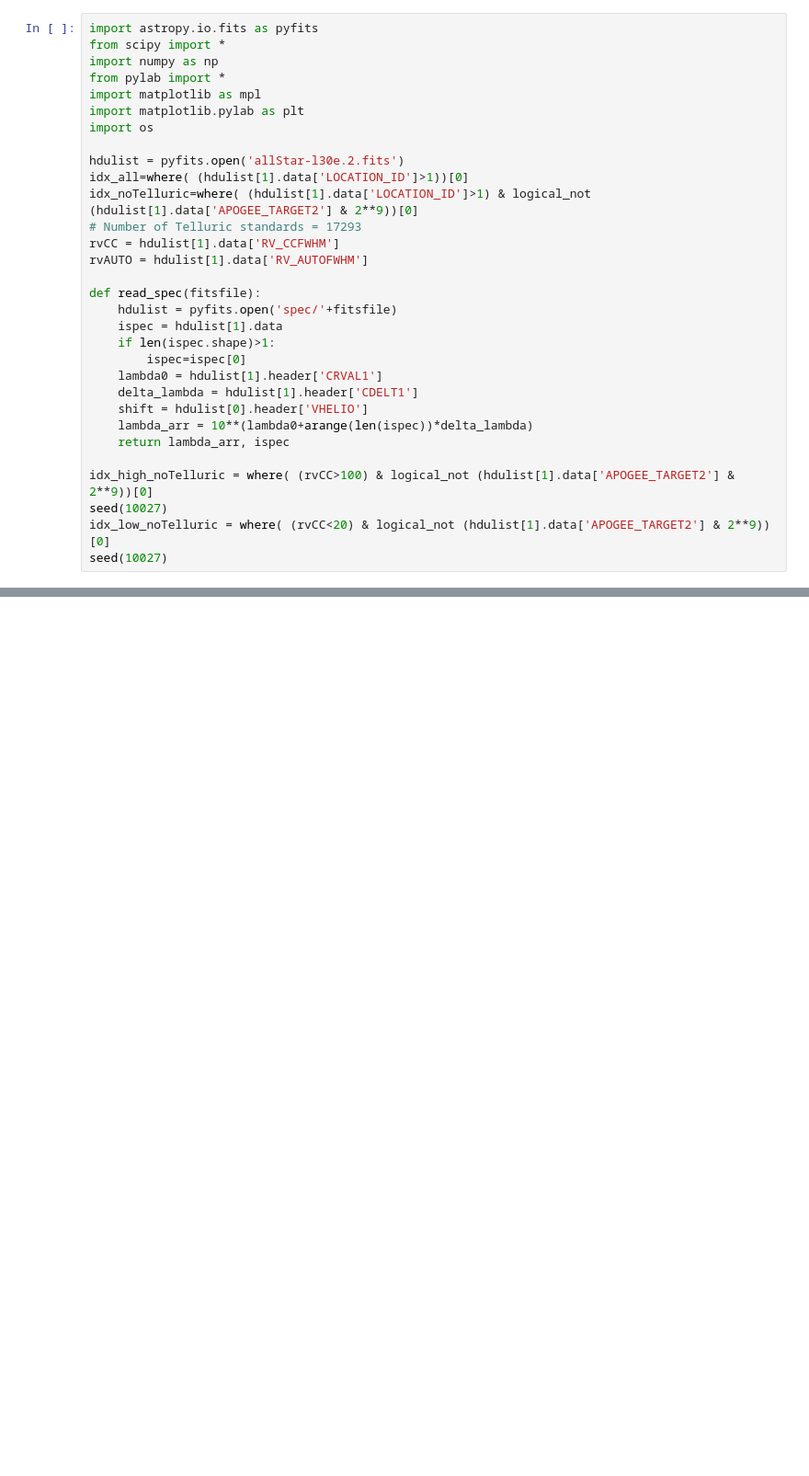
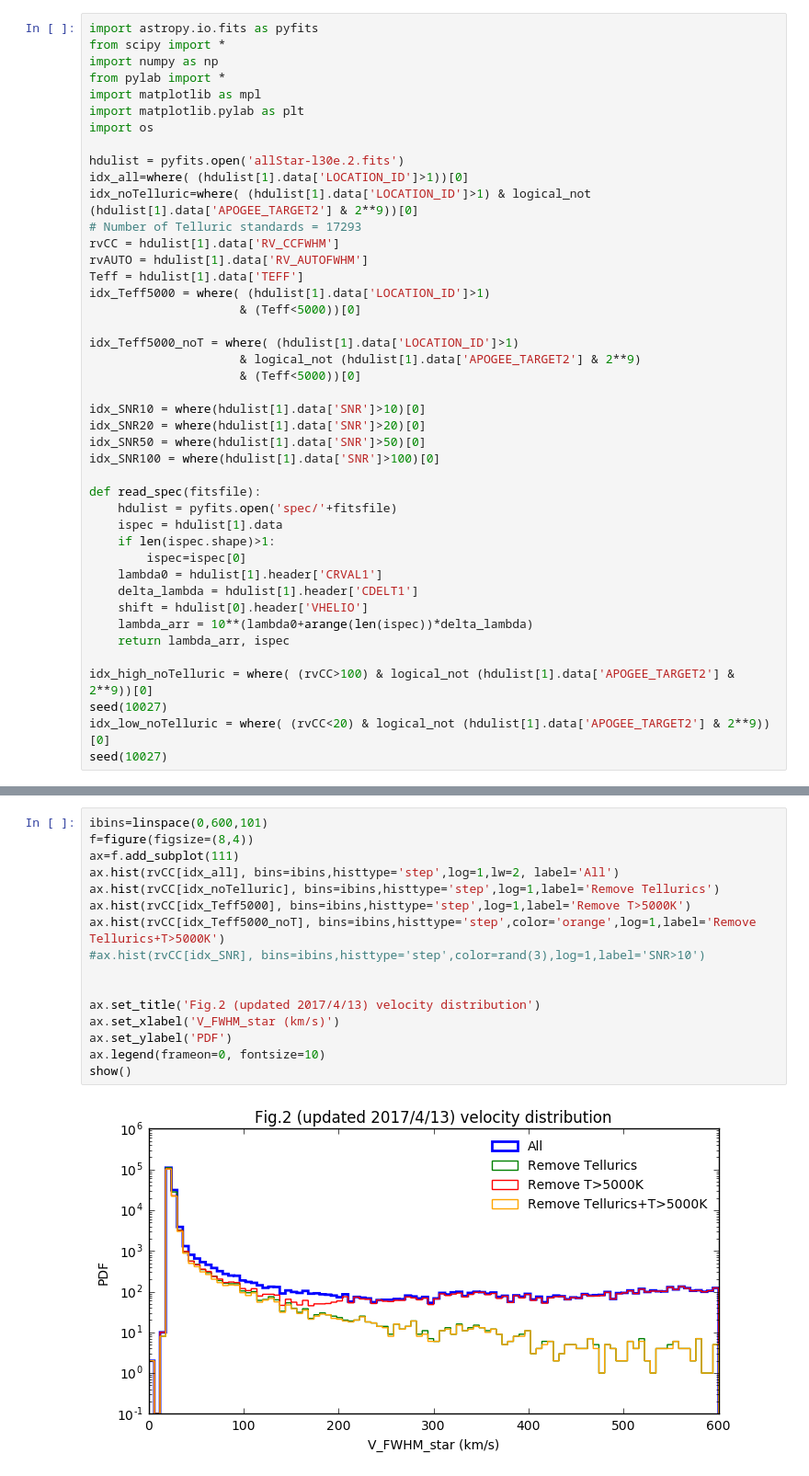
Before and after one commit to liuxx479/MW-BHs, a Jupyter notebook: plot-BHstars.ipynb, the cells around one changed output, grey strips where cells are left out. Shown at 92% size. Drawn from its saved outputs; the diff is of its cells as text; blank space fills up the shorter version.

```diff
--- a/plot-BHstars.ipynb
+++ b/plot-BHstars.ipynb
@@ -13,6 +13,18 @@ idx_noTelluric=where( (hdulist[1].data['LOCATION_ID']>1) & logical_not (hdulist[
 # Number of Telluric standards = 17293
 rvCC = hdulist[1].data['RV_CCFWHM']
 rvAUTO = hdulist[1].data['RV_AUTOFWHM']
+Teff = hdulist[1].data['TEFF']
+idx_Teff5000 = where( (hdulist[1].data['LOCATION_ID']>1)
+                     & (Teff<5000))[0]
+
+idx_Teff5000_noT = where( (hdulist[1].data['LOCATION_ID']>1)
+                     & logical_not (hdulist[1].data['APOGEE_TARGET2'] & 2**9)
+                     & (Teff<5000))[0]
+
+idx_SNR10 = where(hdulist[1].data['SNR']>10)[0]
+idx_SNR20 = where(hdulist[1].data['SNR']>20)[0]
+idx_SNR50 = where(hdulist[1].data['SNR']>50)[0]
+idx_SNR100 = where(hdulist[1].data['SNR']>100)[0]
 
 def read_spec(fitsfile):
     hdulist = pyfits.open('spec/'+fitsfile)
@@ -51,3 +62,21 @@ ylim(-0.2,1)
 show()
 # %% [output]
 [figure]
+# %%
+ibins=linspace(0,600,101)
+f=figure(figsize=(8,4))
+ax=f.add_subplot(111)
+ax.hist(rvCC[idx_all], bins=ibins,histtype='step',log=1,lw=2, label='All')
+ax.hist(rvCC[idx_noTelluric], bins=ibins,histtype='step',log=1,label='Remove Tellurics')
+ax.hist(rvCC[idx_Teff5000], bins=ibins,histtype='step',log=1,label='Remove T>5000K')
+ax.hist(rvCC[idx_Teff5000_noT], bins=ibins,histtype='step',color='orange',log=1,label='Remove Tellurics+T>5000K')
+#ax.hist(rvCC[idx_SNR], bins=ibins,histtype='step',color=rand(3),log=1,label='SNR>10')
+
+
+ax.set_title('Fig.2 (updated 2017/4/13) velocity distribution')
+ax.set_xlabel('V_FWHM_star (km/s)')
+ax.set_ylabel('PDF')
+ax.legend(frameon=0, fontsize=10)
+show()
+# %% [output]
+[figure, added]
```
Also changed, not shown: parts of 3 cells of this notebook.
